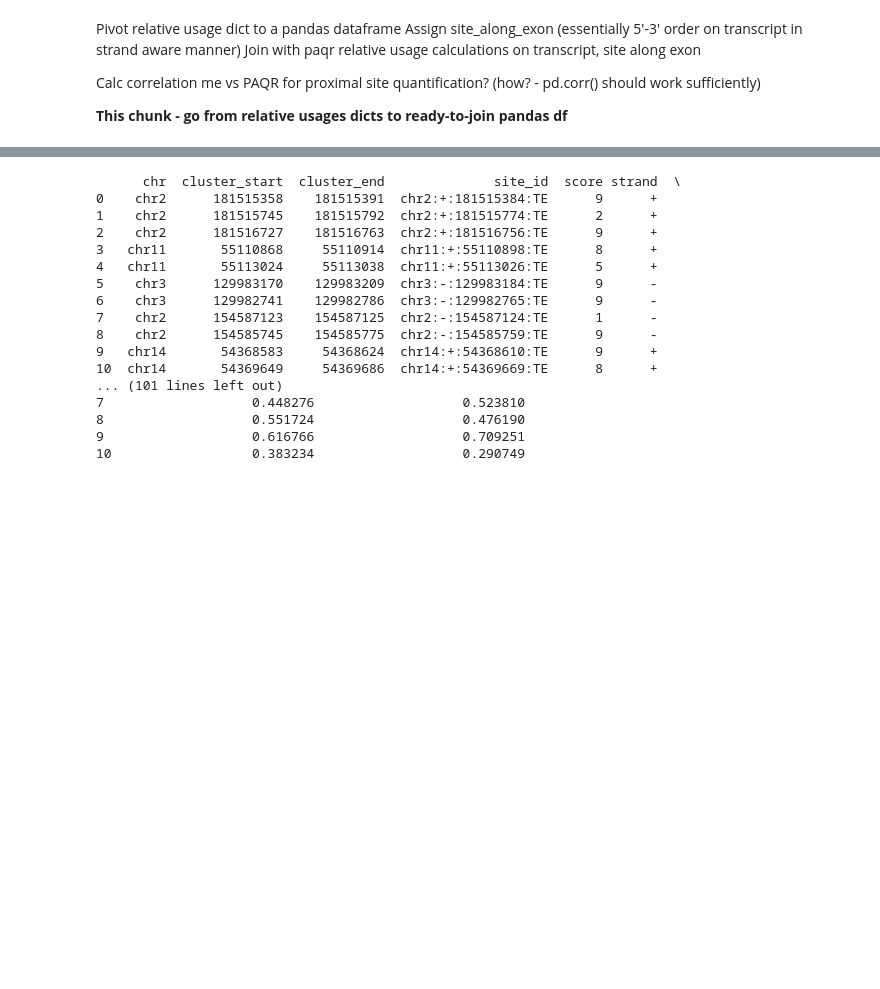
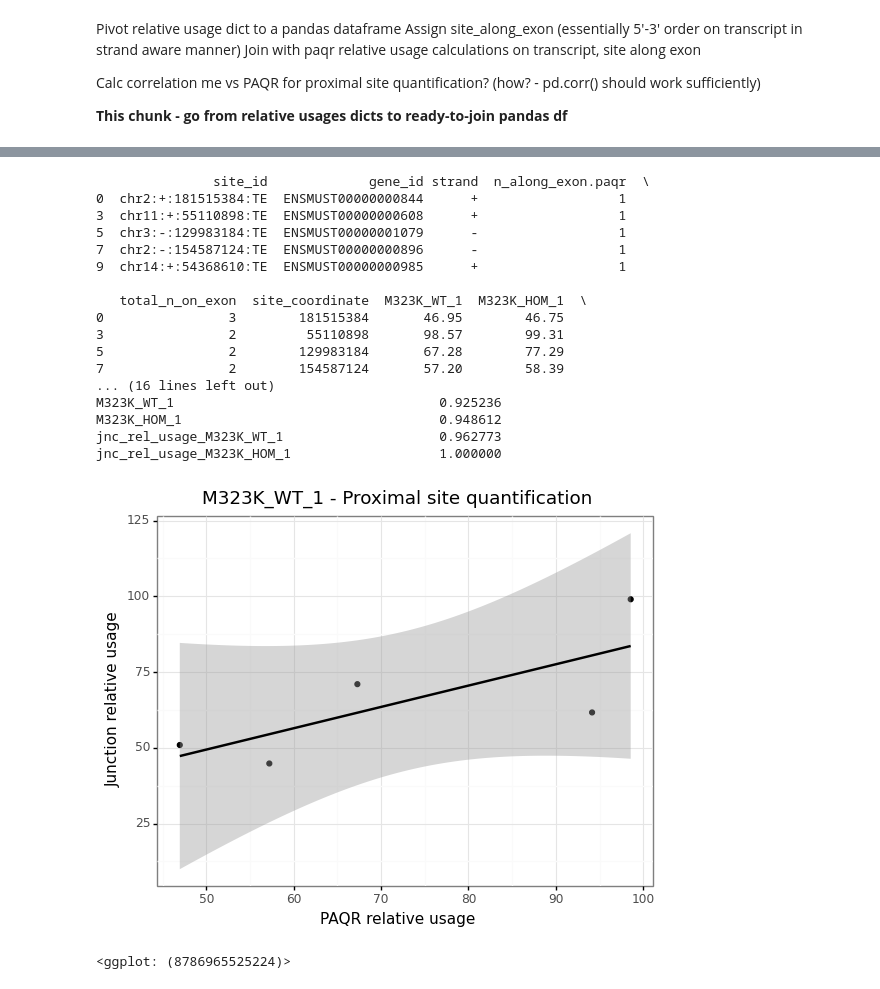
Before and after one commit to SamBryce-Smith/polyA_junctions, a Jupyter notebook: scripts/notebooks/polya_junction_quant_paqr_m323k_high_confidence.ipynb, the cells around one changed output, grey strips where cells are left out. Cells and saved outputs as stored; diff of their text form; code cells hidden in the pictures; blank space fills up the shorter version.

Commit message:
wrapper for rel usages dict for all transcripts

```diff
--- a/scripts/notebooks/polya_junction_quant_paqr_m323k_high_confidence.ipynb
+++ b/scripts/notebooks/polya_junction_quant_paqr_m323k_high_confidence.ipynb
@@ -706,6 +706,10 @@ def get_polya_relative_usage_dict(polya_jnc_counts_dict, splice_jnc_counts_dict)
         #2. Quantify relative usage of each site in transcript
 
         sj_count = splice_jnc_counts_dict.get(transcript)[1] # {tr : (sj_coords_tuple, jnc_count)}
+
+        if sj_count == 0:
+            continue
+
         polya_usage_dict = {} # store {polya_site_id: rel_usage} for this transcript
 
         for site_idx, site_coord in enumerate(sorted_coords):
@@ -714,14 +718,14 @@ def get_polya_relative_usage_dict(polya_jnc_counts_dict, splice_jnc_counts_dict)
                 #Most 5' site in tr - (sj - polya_jnc_count/ sj)
                 upstream_count = sj_count
                 downstream_count = polya_counts_dict.get(coord_dict.get(site_coord))
-                site_rel_use = (upstream_count - downstream_count) / sj_count
+                site_rel_use = ((upstream_count - downstream_count) / sj_count) * 100
 
             elif site_idx == (len(sorted_coords) - 1):
                 #Most 3' site in tr - jnc count considered 0 for now...
                 #((site_idx - 1)_polya_counts - 0) / sj)
                 upstream_count = polya_counts_dict.get(coord_dict.get(sorted_coords[(site_idx - 1)]))
                 downstream_count = 0
-                site_rel_use = (upstream_count - downstream_count) / sj_count
+                site_rel_use = ((upstream_count - downstream_count) / sj_count) * 100
 
             else:
                 # Site is intermediate in transcript/TE
@@ -729,7 +733,7 @@ def get_polya_relative_usage_dict(polya_jnc_counts_dict, splice_jnc_counts_dict)
 
                 upstream_count = polya_counts_dict.get(coord_dict.get(sorted_coords[(site_idx - 1)]))
                 downstream_count = polya_counts_dict.get(coord_dict.get(site_coord))
-                site_rel_use = (upstream_count - downstream_count) / sj_count
+                site_rel_use = ((upstream_count - downstream_count) / sj_count) * 100
 
             #site id: rel_usage
             polya_usage_dict[coord_dict.get(site_coord)] = site_rel_use
@@ -1001,50 +1005,79 @@ print(hom_1_rel_usage_df)
 small_merged = (small_paqr_rel_usages.merge(wt_1_rel_usage_df[["site_id",
                                                                "site_coordinate",
                                                                "jnc_rel_usage",
                                                                "n_along_exon",
                                                                "total_n_on_exon"]],
                                   on="site_id",
                                   suffixes=[".paqr", ".jnc_M323K_WT_1"])
                .rename({'jnc_rel_usage' : 'jnc_rel_usage_M323K_WT_1'}, axis=1))
 
 
 small_merged = (small_merged.merge(hom_1_rel_usage_df[["site_id", "jnc_rel_usage"]],
                                  on = "site_id",
                                  suffixes=[".paqr", ".jnc_M323K_HOM_1"])
                 .rename({'jnc_rel_usage' : 'jnc_rel_usage_M323K_HOM_1'}, axis=1))
 
-print(small_merged)
+
+small_merged = small_merged.loc[:,~small_merged.columns.duplicated()]
+
+#print(small_merged)
+
+
 
 
 small_merged_filtered = small_merged[["site_id",
                              "gene_id",
                              "strand",
                              "n_along_exon.paqr",
                              "total_n_on_exon",
                              "site_coordinate",
                              "M323K_WT_1",
                              "M323K_HOM_1",
                              "jnc_rel_usage_M323K_WT_1",
                              "jnc_rel_usage_M323K_HOM_1"]]
 
-print(small_merged_filtered)
+#print(small_merged_filtered)
 
-#Multiply jnc relative usage by 100 so on same scale as paqr
+
+## Plot proximal sites relative usage only...
+from plotnine import *
+
+
+
+small_merged_filtered_prox = small_merged_filtered[small_merged_filtered["n_along_exon.paqr"] == 1]
+print(small_merged_filtered_prox)
+
+corr_test = small_merged_filtered["M323K_WT_1"].corr(small_merged_filtered["jnc_rel_usage_M323K_WT_1"])
+print(corr_test)
+
+corr_test_df = small_merged_filtered[["M323K_WT_1", "M323K_HOM_1", "jnc_rel_usage_M323K_WT_1", "jnc_rel_usage_M323K_HOM_1"]].corr()
+print(corr_test_df)
+
+(ggplot(small_merged_filtered_prox, aes(x = "M323K_WT_1", y = "jnc_rel_usage_M323K_WT_1")) +
+           geom_point() +
+ labs(title = "M323K_WT_1 - Proximal site quantification",
+      x = "PAQR relative usage",
+     y = "Junction relative usage") +
+ stat_smooth(method = "lm") +
+ theme_bw()
+)
 # %% [output]
-      chr  cluster_start  cluster_end              site_id  score strand  \
-0    chr2      181515358    181515391  chr2:+:181515384:TE      9      +
-1    chr2      181515745    181515792  chr2:+:181515774:TE      2      +
-2    chr2      181516727    181516763  chr2:+:181516756:TE      9      +
-3   chr11       55110868     55110914  chr11:+:55110898:TE      8      +
-4   chr11       55113024     55113038  chr11:+:55113026:TE      5      +
-5    chr3      129983170    129983209  chr3:-:129983184:TE      9      -
-6    chr3      129982741    129982786  chr3:-:129982765:TE      9      -
-7    chr2      154587123    154587125  chr2:-:154587124:TE      1      -
-8    chr2      154585745    154585775  chr2:-:154585759:TE      9      -
-9   chr14       54368583     54368624  chr14:+:54368610:TE      9      +
-10  chr14       54369649     54369686  chr14:+:54369669:TE      8      +
-... (101 lines left out)
-7                   0.448276                   0.523810
-8                   0.551724                   0.476190
-9                   0.616766                   0.709251
-10                  0.383234                   0.290749
+               site_id             gene_id strand  n_along_exon.paqr  \
+0  chr2:+:181515384:TE  ENSMUST00000000844      +                  1
+3  chr11:+:55110898:TE  ENSMUST00000000608      +                  1
+5  chr3:-:129983184:TE  ENSMUST00000001079      -                  1
+7  chr2:-:154587124:TE  ENSMUST00000000896      -                  1
+9  chr14:+:54368610:TE  ENSMUST00000000985      +                  1
+
+   total_n_on_exon  site_coordinate  M323K_WT_1  M323K_HOM_1  \
+0                3        181515384       46.95        46.75
+3                2         55110898       98.57        99.31
+5                2        129983184       67.28        77.29
+7                2        154587124       57.20        58.39
+... (16 lines left out)
+M323K_WT_1                                  0.925236
+M323K_HOM_1                                 0.948612
+jnc_rel_usage_M323K_WT_1                    0.962773
+jnc_rel_usage_M323K_HOM_1                   1.000000
+[figure, added]
+<ggplot: (8786965525224)>
```
Also changed, not shown: parts of 5 cells of this notebook.
